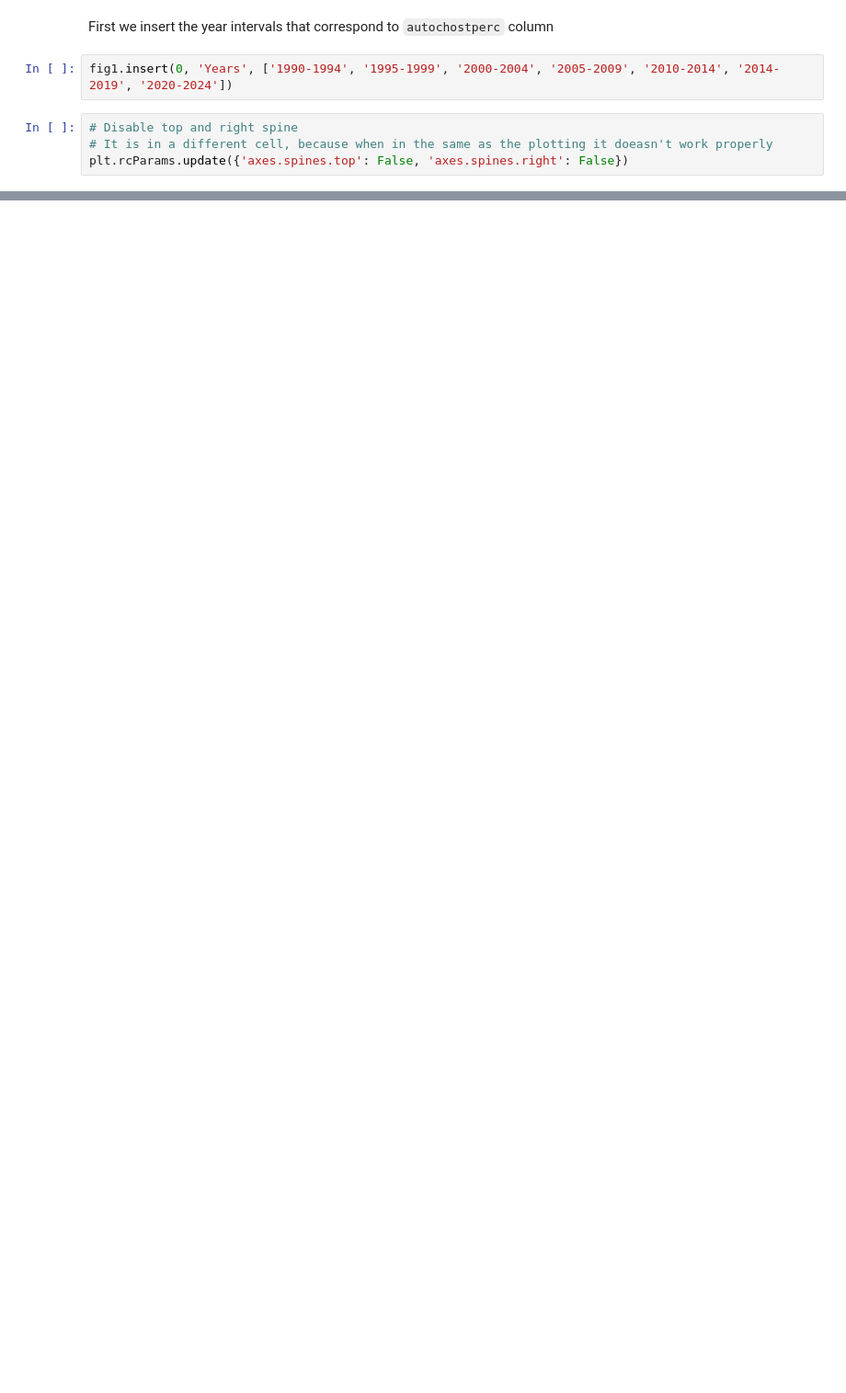
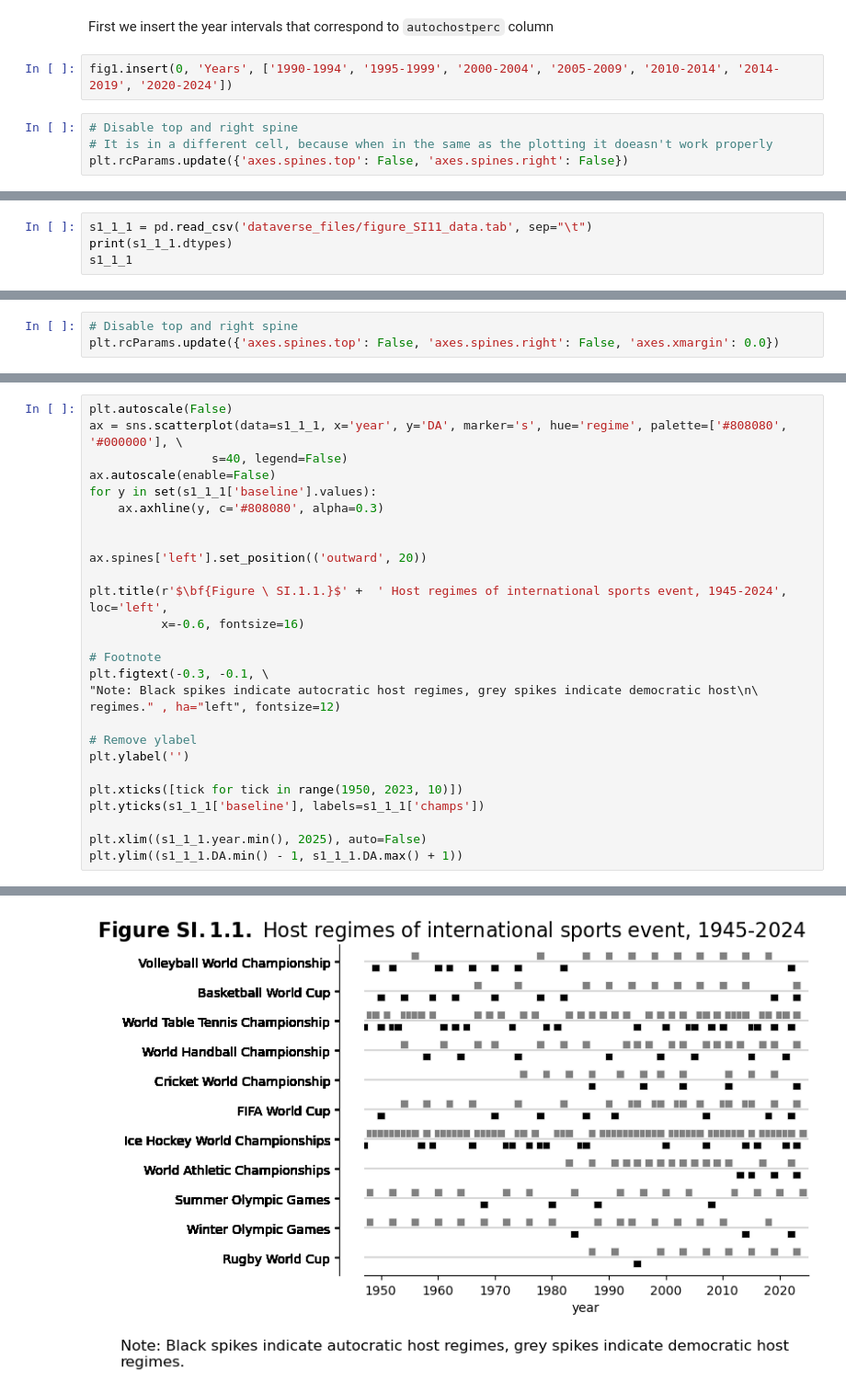
Before and after one commit to pdvass/ml_assignment2, a Jupyter notebook: Assignment_2.ipynb, the cells around one changed output, grey strips where cells are left out. Shown at 92% size. Saved outputs shown, nothing was run; the diff lists cells and outputs as text; blank space fills up the shorter version.

```diff
--- a/Assignment_2.ipynb
+++ b/Assignment_2.ipynb
@@ -229,0 +230,4 @@ Text(0, 0.5, 'Autocratic host regimes (in %)')
+# %%
+s1_1_1 = pd.read_csv('dataverse_files/figure_SI11_data.tab', sep="\t")
+print(s1_1_1.dtypes)
+s1_1_1
@@ -229,0 +296,3 @@ Text(0, 0.5, 'Autocratic host regimes (in %)')
+# %%
+# Disable top and right spine
+plt.rcParams.update({'axes.spines.top': False, 'axes.spines.right': False, 'axes.xmargin': 0.0})
@@ -229,0 +301,28 @@ Text(0, 0.5, 'Autocratic host regimes (in %)')
+# %%
+plt.autoscale(False)
+ax = sns.scatterplot(data=s1_1_1, x='year', y='DA', marker='s', hue='regime', palette=['#808080', '#000000'], \
+                 s=40, legend=False)
+ax.autoscale(enable=False)
+for y in set(s1_1_1['baseline'].values):
+    ax.axhline(y, c='#808080', alpha=0.3)
+
+
+ax.spines['left'].set_position(('outward', 20))
+
+plt.title(r'$\bf{Figure \ SI.1.1.}$' +  ' Host regimes of international sports event, 1945-2024', loc='left',
+          x=-0.6, fontsize=16)
+
+# Footnote
+plt.figtext(-0.3, -0.1, \
+"Note: Black spikes indicate autocratic host regimes, grey spikes indicate democratic host\n\
+regimes." , ha="left", fontsize=12)
+
+# Remove ylabel
+plt.ylabel('')
+
+plt.xticks([tick for tick in range(1950, 2023, 10)])
+plt.yticks(s1_1_1['baseline'], labels=s1_1_1['champs'])
+
+plt.xlim((s1_1_1.year.min(), 2025), auto=False)
+plt.ylim((s1_1_1.DA.min() - 1, s1_1_1.DA.max() + 1))
+# %% [output]
@@ -229,0 +330 @@ Text(0, 0.5, 'Autocratic host regimes (in %)')
+[figure, added]
```
Also changed, not shown: parts of 11 cells of this notebook, 2 other files.
